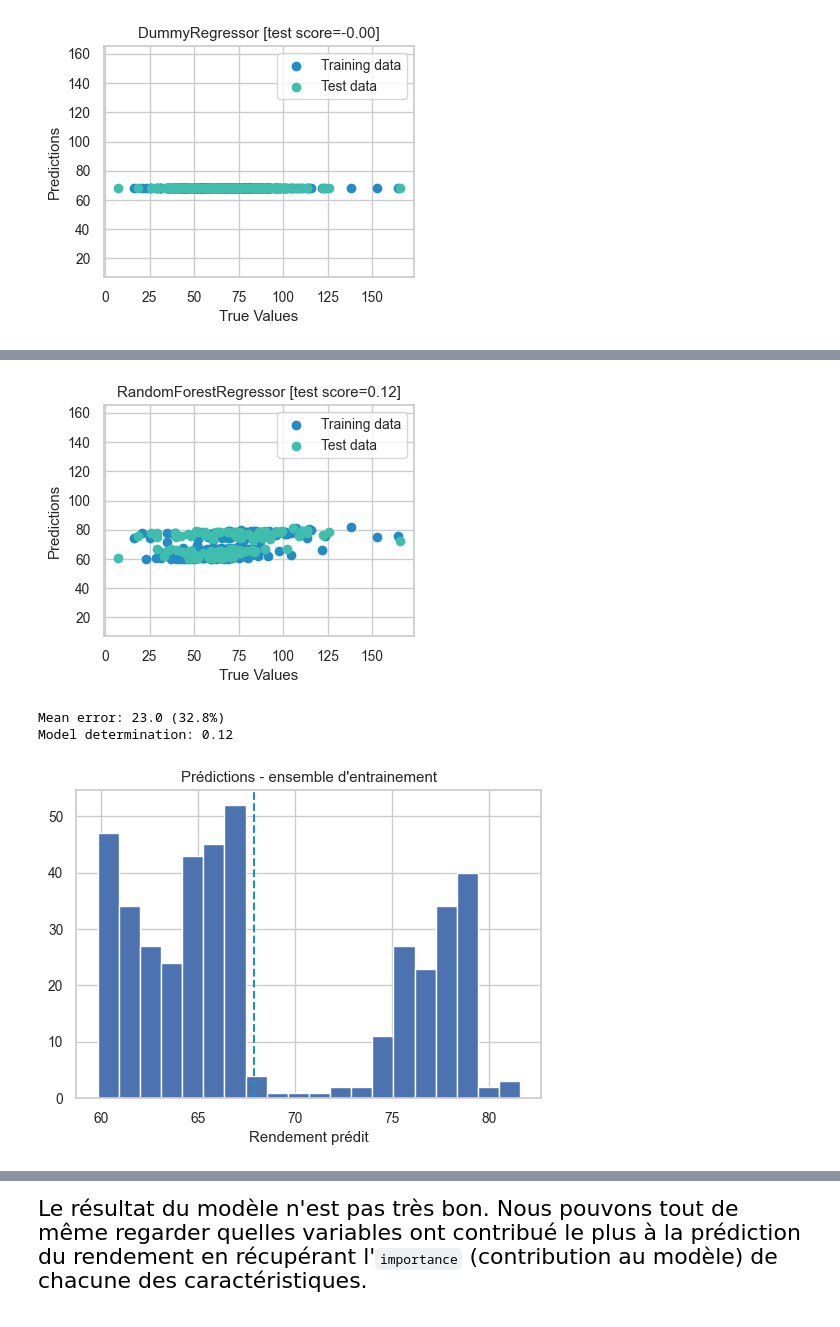
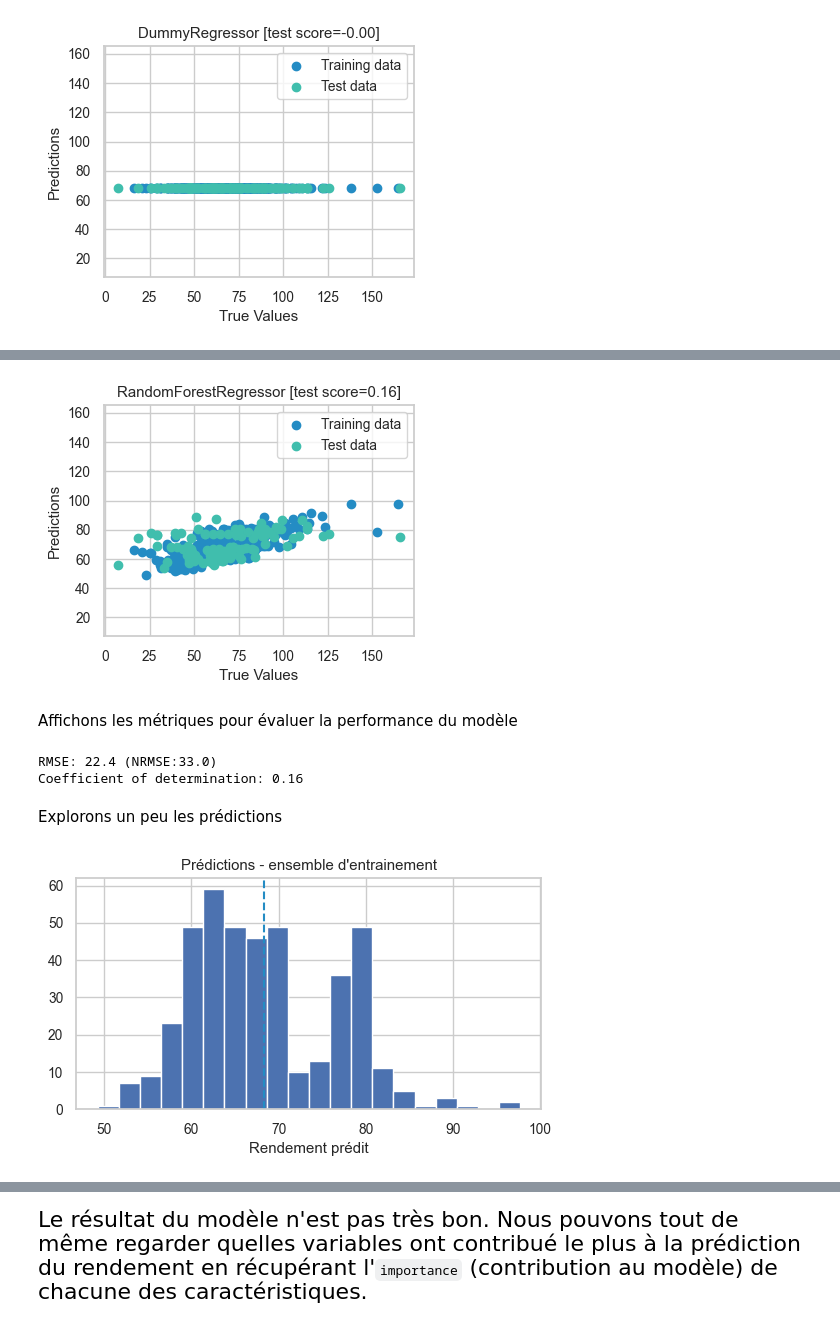
Before and after one commit to genevievebo/Continuum_Nettoyage_et_AI, a Jupyter notebook: notebooks/Intro_AA/4_Introduction_AA-Regression.ipynb, the cells around one changed output, grey strips where cells are left out. Cells and saved outputs as stored; diff of their text form; code cells hidden in the pictures.

```diff
--- a/notebooks/Intro_AA/4_Introduction_AA-Regression.ipynb
+++ b/notebooks/Intro_AA/4_Introduction_AA-Regression.ipynb
@@ -84,6 +82,10 @@ sns.set(font_scale=0.9, style='whitegrid')
 colors = ["#40BEAD", "#248CC4", "#308E81", "#576AC9"] # IVADO palette
 
 %matplotlib inline
+# %%
+# Le random seed est défini pour permettre de reproduire les résultats
+random_seed = 42
+rng = np.random.RandomState(random_seed)
 # %% [markdown]
 ## Chargement des données
 # %% [markdown]
@@ -262,0 +278,3 @@ X_train, X_test, y_train, y_test = train_test_split(X, y, test_size=0.2, random_
+# %%
+X_train, X_test, y_train, y_test = train_test_split(X, y, test_size=0.2, random_state=random_seed)
+y_test.index
@@ -402,3 +431,8 @@ plt.title ("Correlation entre les variables dans l'ensemble d'entrainement et da
 plt.show()
 # %% [output]
 [figure]
+# %%
+# Élimination des variables MIN_TEMPERATURE et DAYS_WITH_PRECIP_GE_1MM
+cols_to_remove = ['MIN_TEMPERATURE', 'DAYS_WITH_PRECIP_GE_1MM']
+X_train.drop(cols_to_remove, axis=1, inplace=True)
+X_test.drop(cols_to_remove, axis=1, inplace=True)
@@ -459,27 +510,31 @@ La forêt de d'arbres décision aléatoire est une méthode d'ensemble qui peut
 # %%
-forest_regressor = RandomForestRegressor(max_depth=2, random_state=0)
-forest_regressor.fit(X_train_scaled, y_train)
-y_pred = forest_regressor.predict(X_test_scaled)
-y_train_pred = forest_regressor.predict(X_train_scaled)
-score = forest_regressor.score(X_test_scaled, y_test)
+forest_regressor = RandomForestRegressor(max_depth=4,random_state=rng)#, min_samples_leaf=1, n_estimators=50)
+forest_regressor.fit(X_train, y_train)
+y_pred = forest_regressor.predict(X_test)
+y_train_pred = forest_regressor.predict(X_train)
+score = forest_regressor.score(X_test, y_test)
 plot_pred_vs_true(y_test, y_pred, score, 'RandomForestRegressor', y_train=y_train, y_train_pred=y_train_pred)
 # %% [output]
-[figure, old version]
+[figure, new version]
+# %% [markdown]
+Affichons les métriques pour évaluer la performance du modèle
 # %%
-mse = np.sqrt(mean_squared_error(y_test,y_pred))
-print(f'Mean error: {mse:3.3} ({mse/np.mean(y_pred)*100:3.3}%)')
+rmse = mean_squared_error(y_test, y_pred, squared=False)
+print(f'RMSE: {rmse:3.3} (NRMSE:{rmse/y_test.mean()*100:3.3})')
 
-score = forest_regressor.score(X_test_scaled, y_test)
-print(f'Model determination: {score:3.3}')
+score = forest_regressor.score(X_test, y_test)
+print(f'Coefficient of determination: {score:3.3}')
 # %% [output]
-Mean error: 23.0 (32.8%)
-Model determination: 0.12
+RMSE: 22.4 (NRMSE:33.0)
+Coefficient of determination: 0.16
+# %% [markdown]
+Explorons un peu les prédictions
 # %%
-_ = plt.figure(figsize=(6,4))
+_ = plt.figure(figsize=(6,3))
 plt.hist(y_train_pred, bins=20)
 plt.title("Prédictions - ensemble d'entrainement")
-plt.axvline(x=y_test.mean(), color=colors[1], linestyle='--')
+plt.axvline(x=y_train.mean(), color=colors[1], linestyle='--')
 plt.xlabel('Rendement prédit')
 plt.show()
 # %% [output]
-[figure, old version]
+[figure, new version]
```
Also changed, not shown: parts of 61 cells of this notebook, 2 other files.
